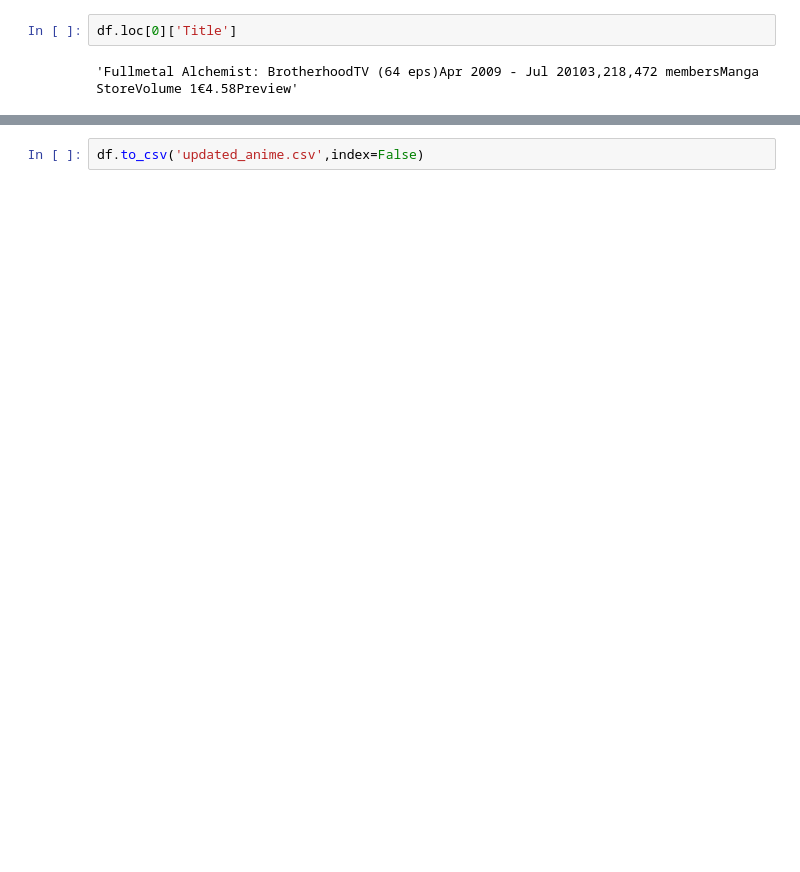
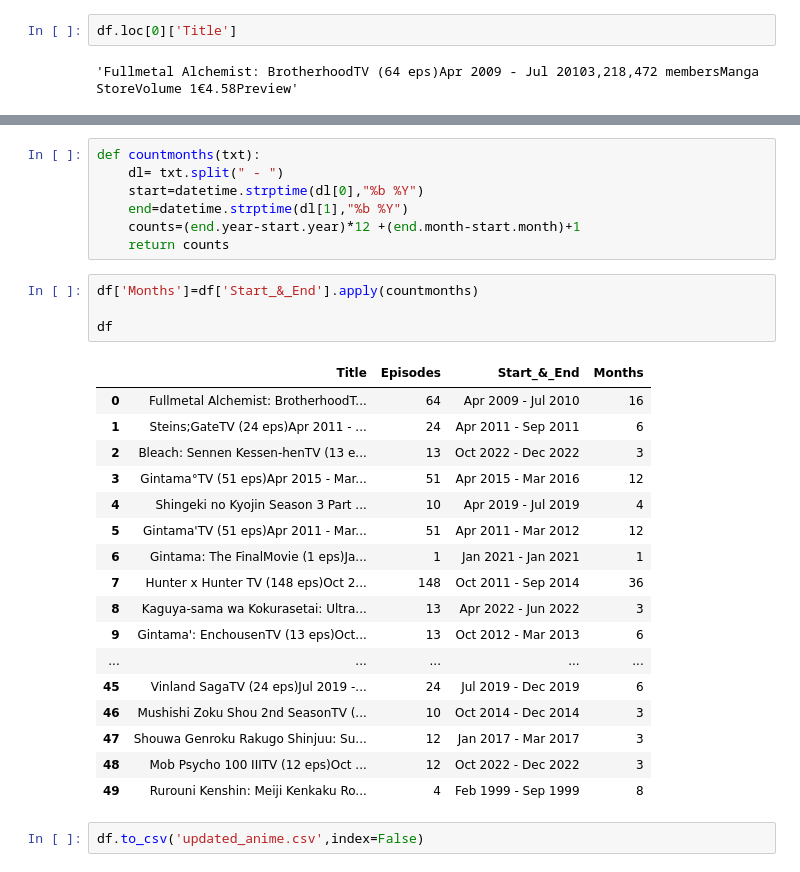
Before and after one commit to chetanghunavat12800/Pyhton-Datascience, a Jupyter notebook: pandas sheryians python/readFIles_inpandas.ipynb, the cells around one changed output, grey strips where cells are left out. Drawn from its saved outputs; the diff is of its cells as text; blank space fills up the shorter version.

```diff
--- a/pandas sheryians python/readFIles_inpandas.ipynb
+++ b/pandas sheryians python/readFIles_inpandas.ipynb
@@ -153,2 +176,31 @@ df
+# %%
+def countmonths(txt):
+    dl= txt.split(" - ")
+    start=datetime.strptime(dl[0],"%b %Y")
+    end=datetime.strptime(dl[1],"%b %Y")
+    counts=(end.year-start.year)*12 +(end.month-start.month)+1
+    return counts
+# %%
+df['Months']=df['Start_&_End'].apply(countmonths)
+
+df
+# %% [output]
+|  | Title | Episodes | Start_&_End | Months |
+| 0 | Fullmetal Alchemist: BrotherhoodT... | 64 | Apr 2009 - Jul 2010 | 16 |
+| 1 | Steins;GateTV (24 eps)Apr 2011 - ... | 24 | Apr 2011 - Sep 2011 | 6 |
+| 2 | Bleach: Sennen Kessen-henTV (13 e... | 13 | Oct 2022 - Dec 2022 | 3 |
+| 3 | Gintama°TV (51 eps)Apr 2015 - Mar... | 51 | Apr 2015 - Mar 2016 | 12 |
+| 4 | Shingeki no Kyojin Season 3 Part ... | 10 | Apr 2019 - Jul 2019 | 4 |
+| 5 | Gintama'TV (51 eps)Apr 2011 - Mar... | 51 | Apr 2011 - Mar 2012 | 12 |
+| 6 | Gintama: The FinalMovie (1 eps)Ja... | 1 | Jan 2021 - Jan 2021 | 1 |
+| 7 | Hunter x Hunter TV (148 eps)Oct 2... | 148 | Oct 2011 - Sep 2014 | 36 |
+| 8 | Kaguya-sama wa Kokurasetai: Ultra... | 13 | Apr 2022 - Jun 2022 | 3 |
+| 9 | Gintama': EnchousenTV (13 eps)Oct... | 13 | Oct 2012 - Mar 2013 | 6 |
+| ... | ... | ... | ... | ... |
+| 45 | Vinland SagaTV (24 eps)Jul 2019 -... | 24 | Jul 2019 - Dec 2019 | 6 |
+| 46 | Mushishi Zoku Shou 2nd SeasonTV (... | 10 | Oct 2014 - Dec 2014 | 3 |
+| 47 | Shouwa Genroku Rakugo Shinjuu: Su... | 12 | Jan 2017 - Mar 2017 | 3 |
+| 48 | Mob Psycho 100 IIITV (12 eps)Oct ... | 12 | Oct 2022 - Dec 2022 | 3 |
+| 49 | Rurouni Kenshin: Meiji Kenkaku Ro... | 4 | Feb 1999 - Sep 1999 | 8 |
 # %%
 df.to_csv('updated_anime.csv',index=False)
```
Also changed, not shown: parts of 8 cells of this notebook, 4 other files.
